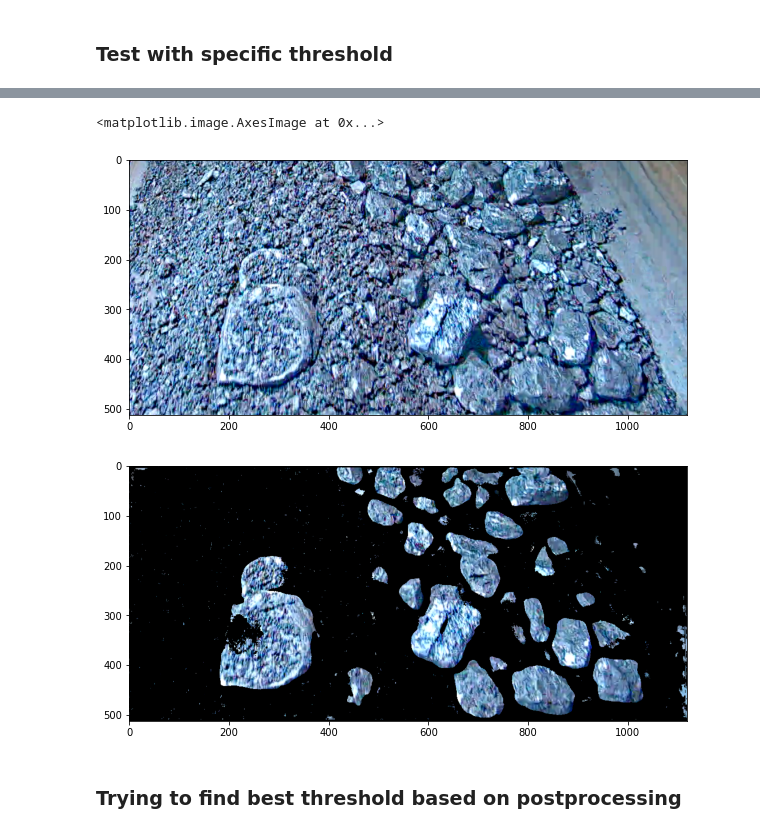
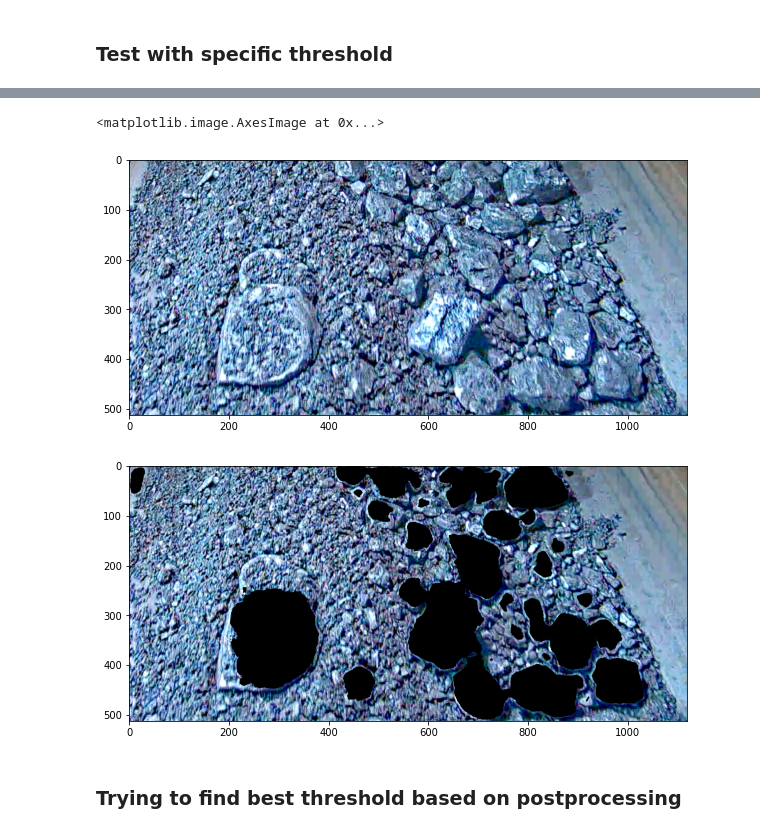
Before and after one commit to comptech-winter-school/coal-composition-control, a Jupyter notebook: src/semantic_segmentation/segmentation.ipynb, the cells around one changed output, grey strips where cells are left out. Saved outputs shown, nothing was run; the diff lists cells and outputs as text; code cells hidden in the pictures.

```diff
--- a/src/semantic_segmentation/segmentation.ipynb
+++ b/src/semantic_segmentation/segmentation.ipynb
@@ -17,7 +17,7 @@ import time
 import copy
 import random
 
-DATA_DIR = 'E:\\few_data\\few_data\\'
+DATA_DIR = 'E:\\few_data\\th\\'
 
 x_train_dir = os.path.join(DATA_DIR, 'train')
 y_train_dir = os.path.join(DATA_DIR, 'trainannot')
@@ -168,10 +176,10 @@ show(DATA_DIR + "train\\20210712_141048_857A_ACCC8EAF31F3_120.jpg",
 # %% [markdown]
 ### Initialize model
 # %%
-ENCODER = 'se_resnext50_32x4d'
+ENCODER = 'efficientnet-b0'
 ENCODER_WEIGHTS = 'imagenet'
 CLASSES = ['coal','bound']
-ACTIVATION = 'softmax2d'
+ACTIVATION = 'sigmoid'
 if torch.cuda.is_available():
     os.environ['CUDA_VISIBLE_DEVICES'] = '0'
     DEVICE = 'cuda'
@@ -180,18 +188,16 @@ else:
 
 
 aux_params=dict(
-    pooling='avg',
     dropout=0.2,
-    activation='softmax',
-    classes=3,
+    classes=2,
 )
 
 model = smp.Unet(
     encoder_name=ENCODER,
     encoder_weights=ENCODER_WEIGHTS,
     classes=len(CLASSES),
+    # aux_params=aux_params,
     activation=ACTIVATION,
-    #aux_params=aux_params
 )
 #preprocessing_fn = lambda x: x /255.0
 preprocessing_fn = smp.encoders.get_preprocessing_fn(ENCODER, ENCODER_WEIGHTS)
@@ -359,7 +350,7 @@ path = DATA_DIR + "result/"
 
 image_name = 'vlcsnap-2022-01-26-cut.jpg'
 image_path = DATA_DIR + 'test/' + image_name
-threshold = 0.47
+threshold = 0.5
 
 best_model = torch.load('./best_model3.pth')
 best_model.eval();
@@ -380,11 +371,12 @@ start = time.time()
 pr_mask = best_model.predict(x_tensor).squeeze(0).cpu().numpy()
 end = time.time()
 print("Elapsed time, s:",end - start)
-pr_mask_norm = np.where(pr_mask > threshold, 0, 255)
-pr_mask_norm = pr_mask_norm.transpose(1,2,0)
-
-mask, edges = cv2.split(pr_mask_norm)
-test = pr_mask.transpose(1, 2,0)[:,:,1:2]
+pr_mask = pr_mask.transpose(1,2,0)
+pr_mask_norm = np.where(pr_mask[:,:,1:2] > threshold, 0, 255)
+pr_mask_norm_edge = np.where(pr_mask[:,:,0:1] > 0.1, 0, 255)
+print(pr_mask_norm.shape)
+mask, edges = pr_mask_norm, pr_mask_norm_edge
+test = pr_mask[:,:,1:2]
 test = cv2.cvtColor(test, cv2.COLOR_GRAY2RGB)
 
 res_thr = cv2.bitwise_and(orig_int, orig_int, mask=mask.astype(dtype=np.uint8))
@@ -403,5 +396,5 @@ Elapsed time, s: 0.060997724533081055
 <matplotlib.image.AxesImage at 0x...>
 [figure]
-[figure, old version]
+[figure, new version]
 # %% [markdown]
 ### Trying to find best threshold based on postprocessing
```
Also changed, not shown: parts of 12 cells of this notebook, 3 other files.
